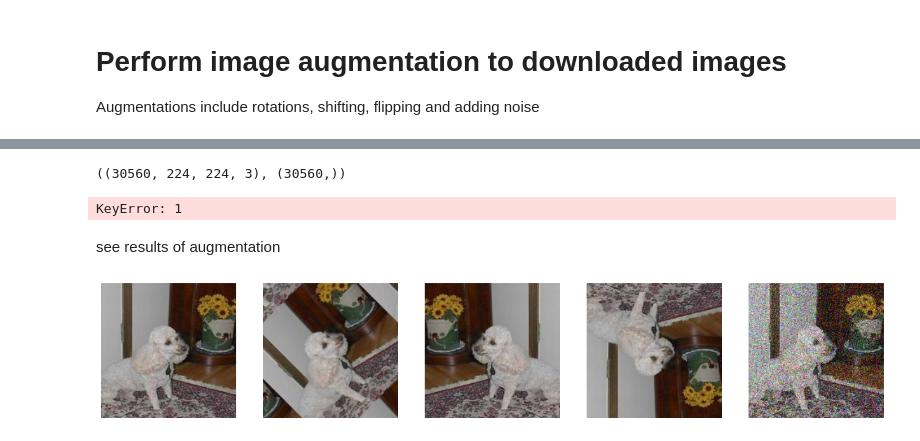
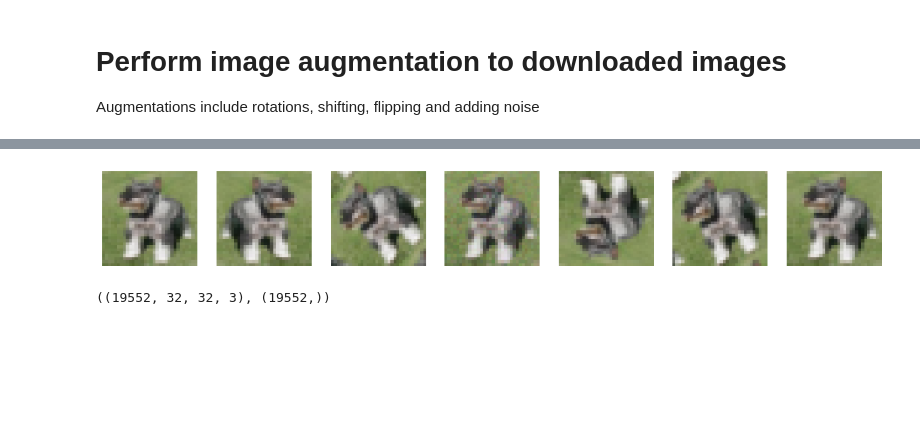
Before and after one commit to Chen-Yiyang/cs4243_project, a Jupyter notebook: main_notebook.ipynb, the cells around one changed output, grey strips where cells are left out. Drawn from its saved outputs; the diff is of its cells as text; code cells hidden in the pictures; blank space fills up the shorter version.

Commit message:
Integrate Yiyang's code to perform balanced augmentation and downsample images

```diff
--- a/main_notebook.ipynb
+++ b/main_notebook.ipynb
@@ -334 +336,12 @@ from skimage.util import img_as_ubyte, random_noise
 from tqdm import tqdm
+# %%
+data = pd.read_csv("dog_data.csv")
+data.head()
+all_img = []
+for image_path in tqdm(data["image_name"]):
+    img = imread(image_path)
+    all_img.append(np.array(img, dtype=np.uint8))
+
+train_x = np.stack(all_img)
+train_y = data["label"].values
+train_x.shape, train_y.shape
@@ -350,39 +365,31 @@ y_count
-# %%
-all_img = []
-train_aug_x = []
-train_aug_y = []
-
-for i in tqdm(range(train_x.shape[0])):
-    img, label = train_x[i], train_y[i]
-    all_img.extend([
-        img,
-        img_as_ubyte(rotate(img, angle=45, mode='wrap')),
-        np.fliplr(img),
-        np.flipud(img),
-        img_as_ubyte(random_noise(train_x[i],var=0.2**2))
-    ])
-    train_aug_y.extend([train_y[i]] * 5)
-
-train_aug_x = np.stack(all_img)
-train_aug_y = np.array(train_aug_y)
-train_aug_x.shape, train_aug_y.shape
-# %% [output]
-((30560, 224, 224, 3), (30560,))
 # %%
 # Ref:
 # https://towardsdatascience.com/image-augmentation-with-skimage-python-7f53f1b0eeb5
-def get_aug_img(img, multiplier):
-    res = [
-        img,
-        np.fliplr(img),
-        img_as_ubyte(rotate(img, angle=45, mode='wrap')),
-        img_as_ubyte(random_noise(img, var=0.2**2)),
-        np.flipud(img),
-        img_as_ubyte(rotate(img, angle=30, mode='wrap')),
-        transform.rescale(img, 1.1)
+def get_aug_img(img, multiplier, w, h):
+    fs = [
+        lambda img: img,
+        lambda img: np.fliplr(img),
+        lambda img: img_as_ubyte(rotate(img, angle=45, mode='wrap')),
+        lambda img: img_as_ubyte(random_noise(img, var=0.2**2)),
+        lambda img: np.flipud(img),
+        lambda img: img_as_ubyte(rotate(img, angle=30, mode='wrap')),
+        lambda img: rescale(img, 1.1)
     ]
 
-    return res[:multiplier]
+    return (
+        resize(fs[i](img), (w, h))
+        for i in range(multiplier)
+    )
+# %%
+# Test all 7 types of augmentations
+fig, ax = plt.subplots(nrows = 1, ncols = 7, figsize = (16, 16))
+idx = np.random.choice(train_x.shape[0])
+
+for i, aug in enumerate(get_aug_img(img=train_x[idx], multiplier=7, w=32, h=32)):
+    ax[i].imshow(aug)
+    ax[i].axis('off')
+# %% [output]
+[figure, added]
 # %%
 # balanced augmentation
 balanced_img = []
@@ -394,7 +401,7 @@ for i in tqdm(range(train_x.shape[0])):
 
     # multiplier round to nearest, such as each class around 2000 instances
     aug_multiplier = int(2000 / y_count[label] + 0.5)
-    balanced_img.extend(get_aug_img(img=img, multiplier=aug_multiplier))
+    balanced_img.extend(get_aug_img(img=img, multiplier=aug_multiplier, w=32, h=32))
     balanced_y.extend([label] * aug_multiplier)
 
 # to image data
@@ -402,14 +409,4 @@ balanced_x = np.stack(balanced_img)
 balanced_y = np.array(balanced_y)
 balanced_x.shape, balanced_y.shape
 # %% [output]
-KeyError: 1
+((19552, 32, 32, 3), (19552,))
-# %% [markdown]
-see results of augmentation
-# %%
-fig, ax = plt.subplots(nrows = 1, ncols = 5, figsize = (20, 20))
-idx = np.random.choice(train_x.shape[0])
-for i in range(5):
-    ax[i].imshow(train_aug_x[idx*5 + i])
-    ax[i].axis('off')
-# %% [output]
-[figure, removed]
```
Also changed, not shown: parts of 9 cells of this notebook.
